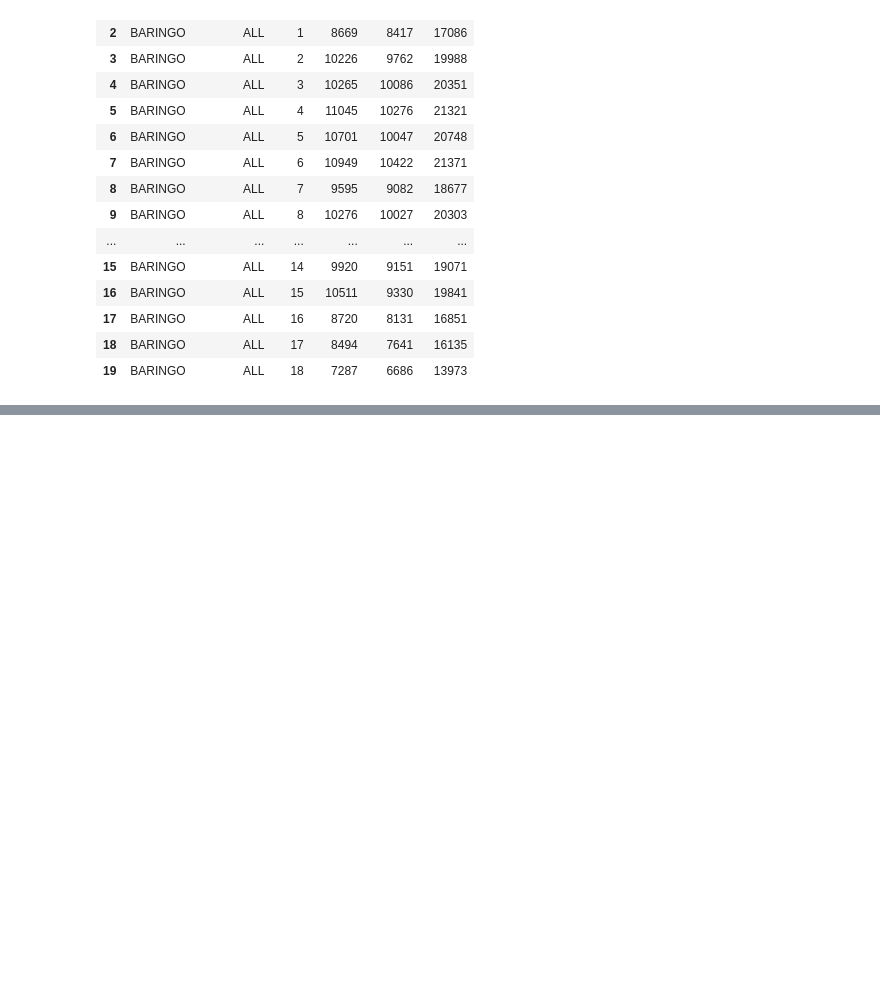
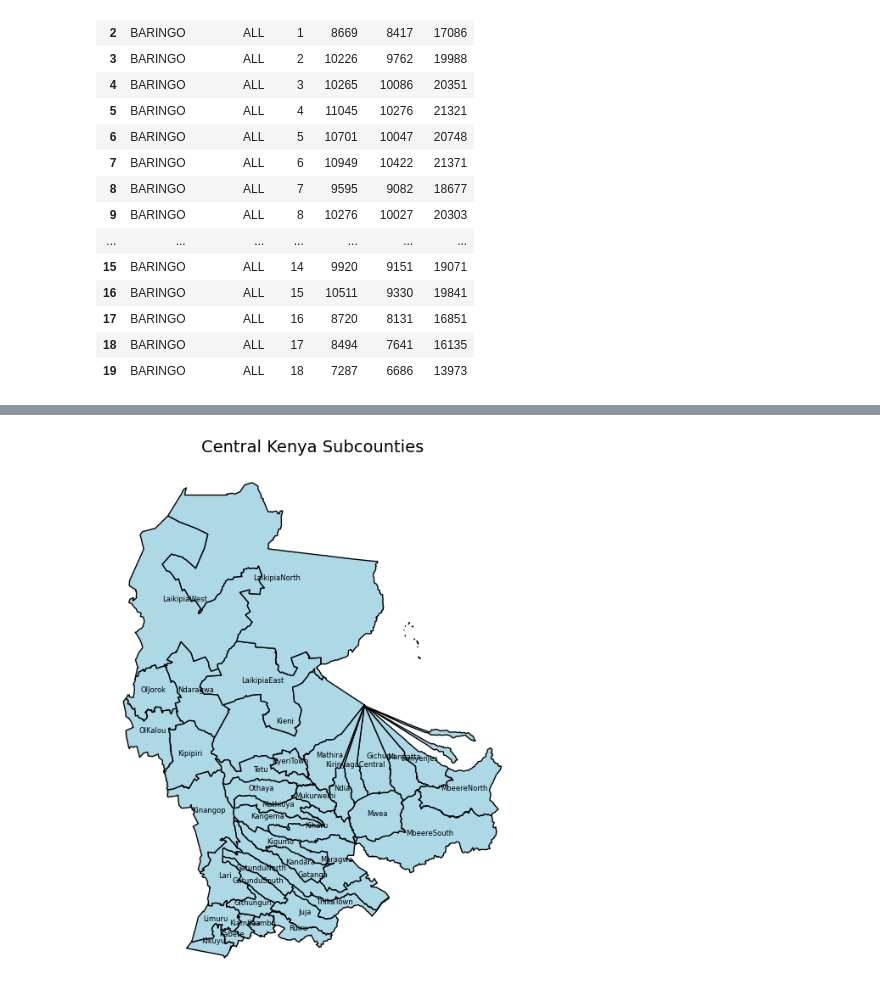
Before and after one commit to ChiriKamau/soma, a Jupyter notebook: notebooks/soma.ipynb, the cells around one changed output, grey strips where cells are left out. Cells and saved outputs as stored; diff of their text form; code cells hidden in the pictures; blank space fills up the shorter version.

```diff
--- a/notebooks/soma.ipynb
+++ b/notebooks/soma.ipynb
@@ -61,0 +115,20 @@ Filtered rows: 39586
+# %%
+central_counties = ["Nyeri", "Kirinyaga", "Murang'a", "Kiambu", "Nyandarua", "Embu", "Laikipia"]
+
+central_sub = kenya_sub[kenya_sub["NAME_1"].isin(central_counties)]
+
+fig, ax = plt.subplots(figsize=(8,8))
+central_sub.plot(ax=ax, color="lightblue", edgecolor="black")
+
+for idx, row in central_sub.iterrows():
+    plt.annotate(
+        text=row["NAME_2"],
+        xy=(row.geometry.centroid.x, row.geometry.centroid.y),
+        fontsize=6, ha="center"
+    )
+
+plt.title("Central Kenya Subcounties", fontsize=14)
+plt.axis("off")
+plt.show()
+# %% [output]
+[figure, added]
```
Also changed, not shown: parts of 3 cells of this notebook.
